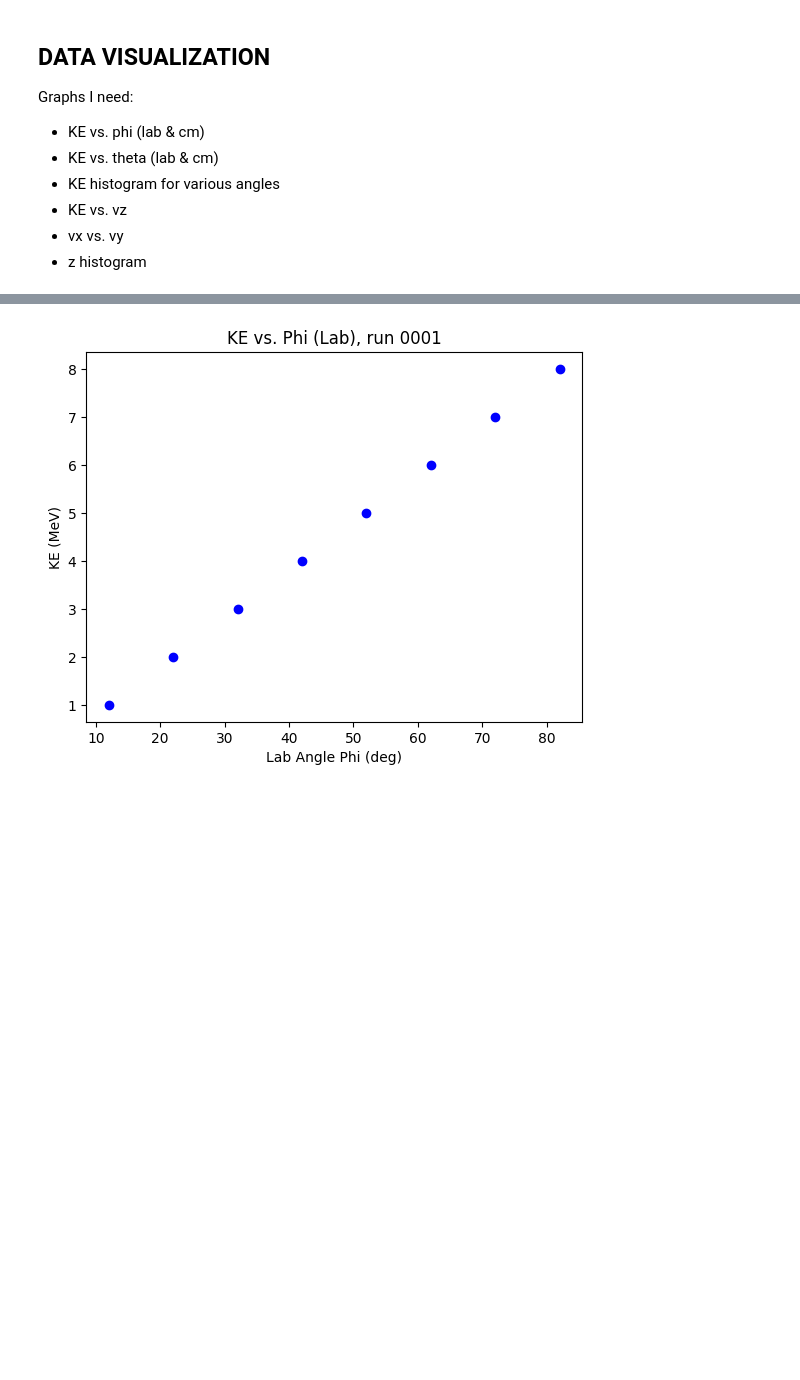
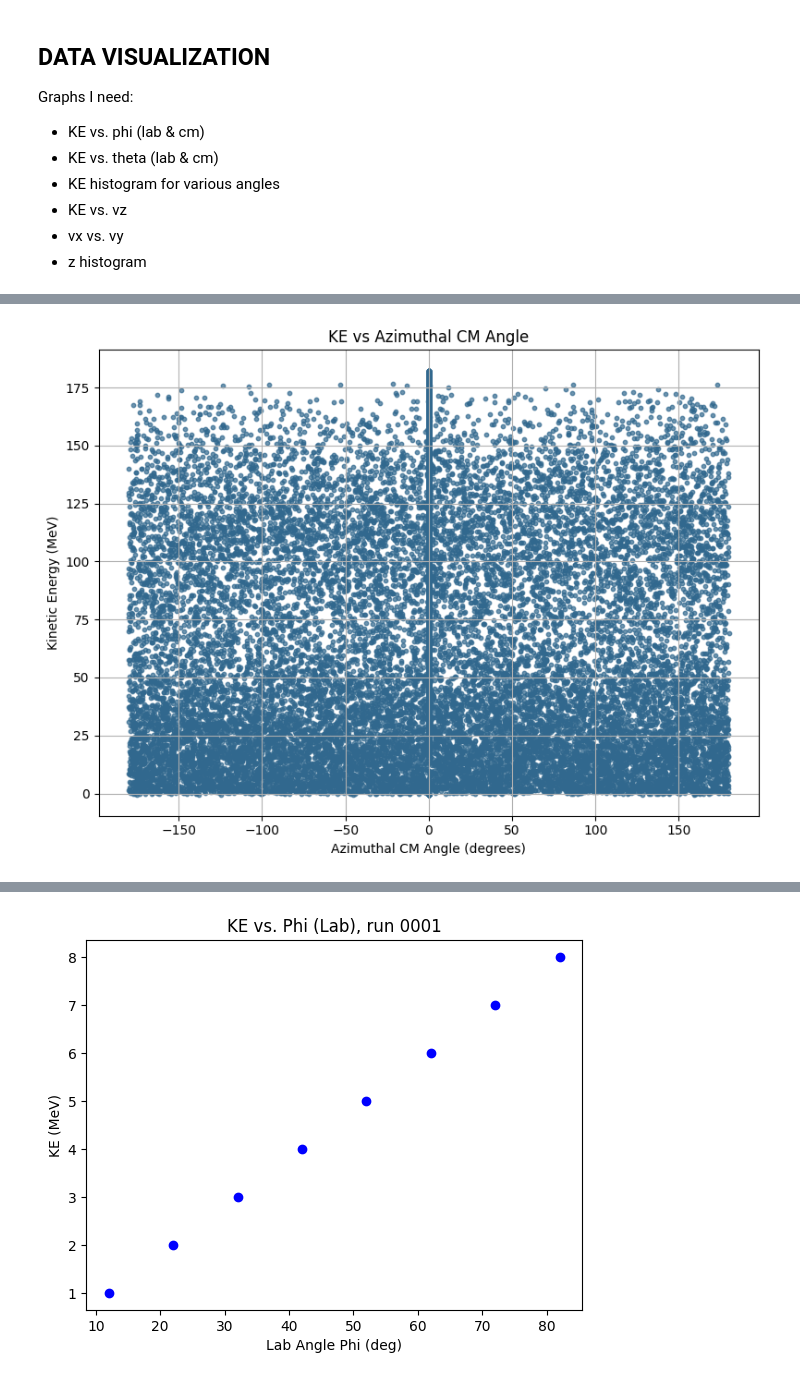
Before and after one commit to avdavis20/13Be_simulations, a Jupyter notebook: notebooks/graph_results.ipynb, the cells around one changed output, grey strips where cells are left out. Cells and saved outputs as stored; diff of their text form; code cells hidden in the pictures; blank space fills up the shorter version.

```diff
--- a/notebooks/graph_results.ipynb
+++ b/notebooks/graph_results.ipynb
@@ -18,0 +151,12 @@ import sys
+# %%
+# Plot 4: KE vs Azimuthal CM Angle
+plt.figure(figsize=(8, 6))
+plt.scatter(azimuthal_cm_angles, event_KEs, color=colors[3], alpha=0.7, s=10)
+plt.xlabel('Azimuthal CM Angle (degrees)')
+plt.ylabel('Kinetic Energy (MeV)')
+plt.title('KE vs Azimuthal CM Angle')
+plt.grid(True)
+plt.tight_layout()
+plt.show()
+# %% [output]
+[figure, added]
```
Also changed, not shown: parts of 10 cells of this notebook, 16 other files.
